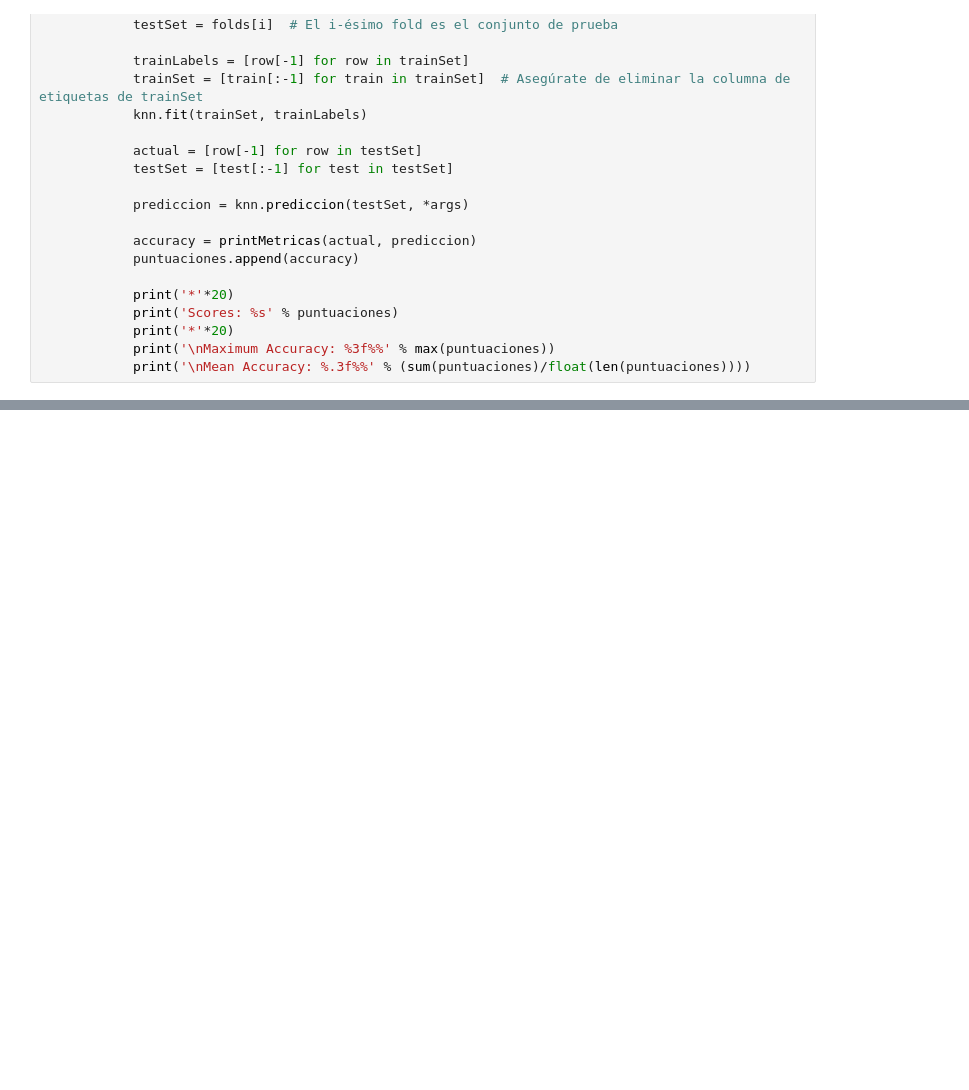
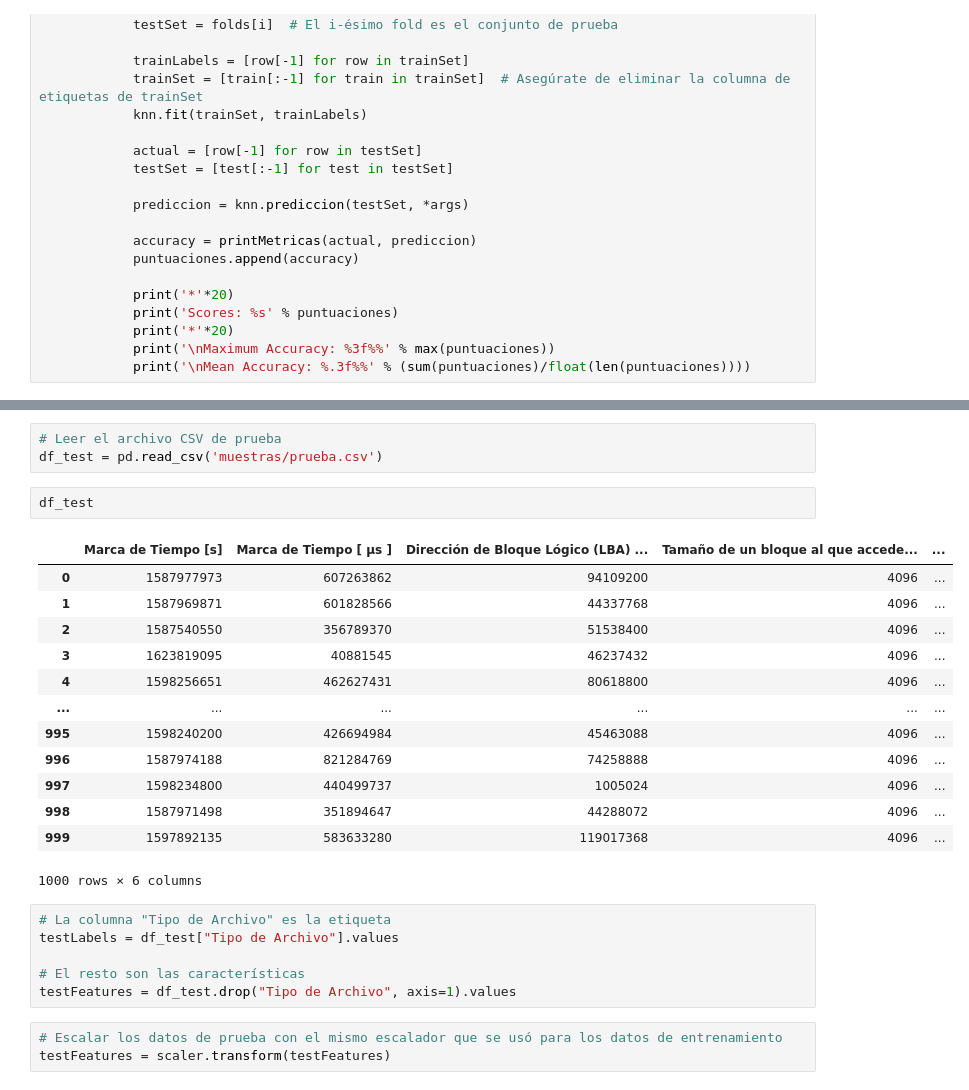
Before and after one commit to MarcoBetance0327/RanSap, a Jupyter notebook: knn2.ipynb, the cells around one changed output, grey strips where cells are left out. Saved outputs shown, nothing was run; the diff lists cells and outputs as text; blank space fills up the shorter version.

```diff
--- a/knn2.ipynb
+++ b/knn2.ipynb
@@ -208,0 +321,28 @@ plt.show()
+# %%
+# Leer el archivo CSV de prueba
+df_test = pd.read_csv('muestras/prueba.csv')
+# %%
+df_test
+# %% [output]
+|  | Marca de Tiempo [s] | Marca de Tiempo [ μs ] | Dirección de Bloque Lógico (LBA) ... | Tamaño de un bloque al que accede... | ... |
+| 0 | 1587977973 | 607263862 | 94109200 | 4096 | ... |
+| 1 | 1587969871 | 601828566 | 44337768 | 4096 | ... |
+| 2 | 1587540550 | 356789370 | 51538400 | 4096 | ... |
+| 3 | 1623819095 | 40881545 | 46237432 | 4096 | ... |
+| 4 | 1598256651 | 462627431 | 80618800 | 4096 | ... |
+| ... | ... | ... | ... | ... | ... |
+| 995 | 1598240200 | 426694984 | 45463088 | 4096 | ... |
+| 996 | 1587974188 | 821284769 | 74258888 | 4096 | ... |
+| 997 | 1598234800 | 440499737 | 1005024 | 4096 | ... |
+| 998 | 1587971498 | 351894647 | 44288072 | 4096 | ... |
+| 999 | 1597892135 | 583633280 | 119017368 | 4096 | ... |
+1000 rows × 6 columns
+# %%
+# La columna "Tipo de Archivo" es la etiqueta
+testLabels = df_test["Tipo de Archivo"].values
+
+# El resto son las características
+testFeatures = df_test.drop("Tipo de Archivo", axis=1).values
+# %%
+# Escalar los datos de prueba con el mismo escalador que se usó para los datos de entrenamiento
+testFeatures = scaler.transform(testFeatures)
```
Also changed, not shown: parts of 21 cells of this notebook, 5 other files.
